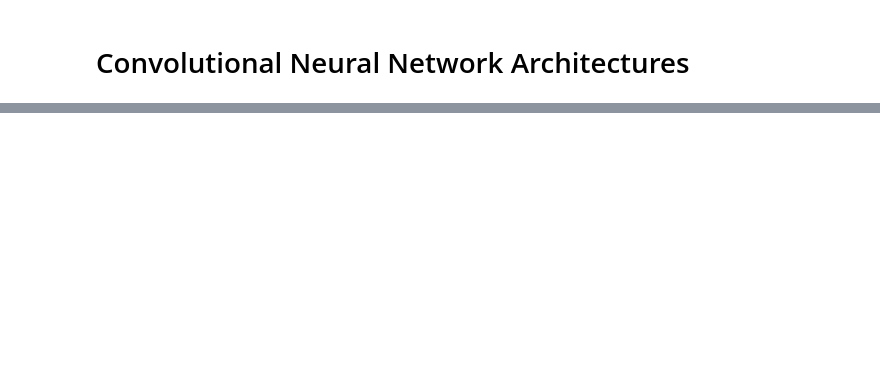
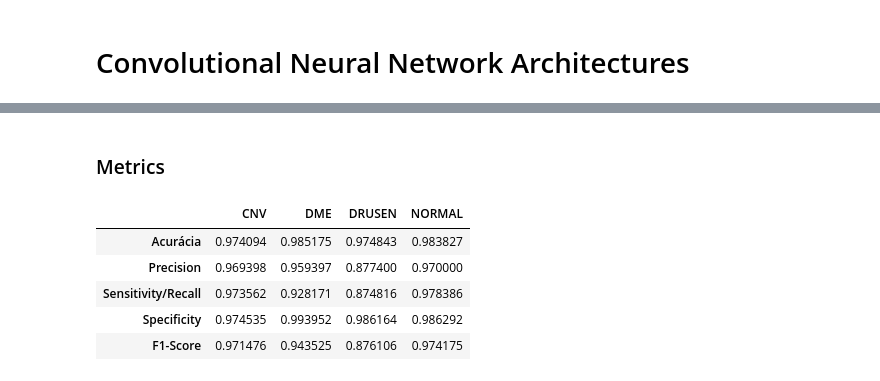
Before and after one commit to myller-silva/PDI-Project, a Jupyter notebook: pdi-project.ipynb, the cells around one changed output, grey strips where cells are left out. Cells and saved outputs as stored; diff of their text form; code cells hidden in the pictures; blank space fills up the shorter version.

```diff
--- a/pdi-project.ipynb
+++ b/pdi-project.ipynb
@@ -561,0 +511,2 @@ CNN9
+# %%
+train(model_cnn5, train_loader, epochs=epochs, criterion=criterion_cnn5, optimizer=optimizer_cnn5)
@@ -561,0 +535,28 @@ CNN9
+# %%
+def calculate_metrics(cm, classes):
+    #TODO: CORRIGIR(ACCURACY ERRADA)
+    metrics = {}
+
+    # Para cada classe
+    for i, class_name in enumerate(classes):
+        TP = cm[i, i]
+        FP = cm[:, i].sum() - TP  # Soma da coluna - TP
+        FN = cm[i, :].sum() - TP  # Soma da linha - TP
+        TN = cm.sum() - (TP + FP + FN)
+
+        # accuracy = (TP + TN) / cm.sum()
+        accuracy = (TP + TN) / (FP + FN + TP + TN)
+        precision = TP / (TP + FP) if (TP + FP) > 0 else 0
+        sensitivity = TP / (TP + FN) if (TP + FN) > 0 else 0
+        specificity = TN / (TN + FP) if (TN + FP) > 0 else 0
+        f1_score = (2 * TP) / (FP + FN + (2* TP)) if (FP + FN + (2* TP)) > 0 else 0
+
+        metrics[class_name] = {
+            "Acurácia": accuracy,
+            "Precision": precision,
+            "Sensitivity/Recall": sensitivity,
+            "Specificity": specificity,
+            "F1-Score": f1_score
+        }
+
+    return pd.DataFrame(metrics)
@@ -561,0 +619,2 @@ CNN9
+# %%
+all_preds_cnn5, all_labels_cnn5 = eval(model_cnn5, test_loader)
@@ -561,0 +629,3 @@ CNN9
+# %%
+cm_cnn5 = confusion_matrix(all_labels_cnn5, all_preds_cnn5)
+pd.DataFrame(cm_cnn5, index = dataset.classes, columns = dataset.classes)
@@ -561,0 +665,11 @@ CNN9
+# %% [markdown]
+### Metrics
+# %%
+calculate_metrics(cm_cnn5, dataset.classes)
+# %% [output]
+|  | CNV | DME | DRUSEN | NORMAL |
+| Acurácia | 0.974094 | 0.985175 | 0.974843 | 0.983827 |
+| Precision | 0.969398 | 0.959397 | 0.877400 | 0.970000 |
+| Sensitivity/Recall | 0.973562 | 0.928171 | 0.874816 | 0.978386 |
+| Specificity | 0.974535 | 0.993952 | 0.986164 | 0.986292 |
+| F1-Score | 0.971476 | 0.943525 | 0.876106 | 0.974175 |
```
Also changed, not shown: parts of 113 cells of this notebook.
